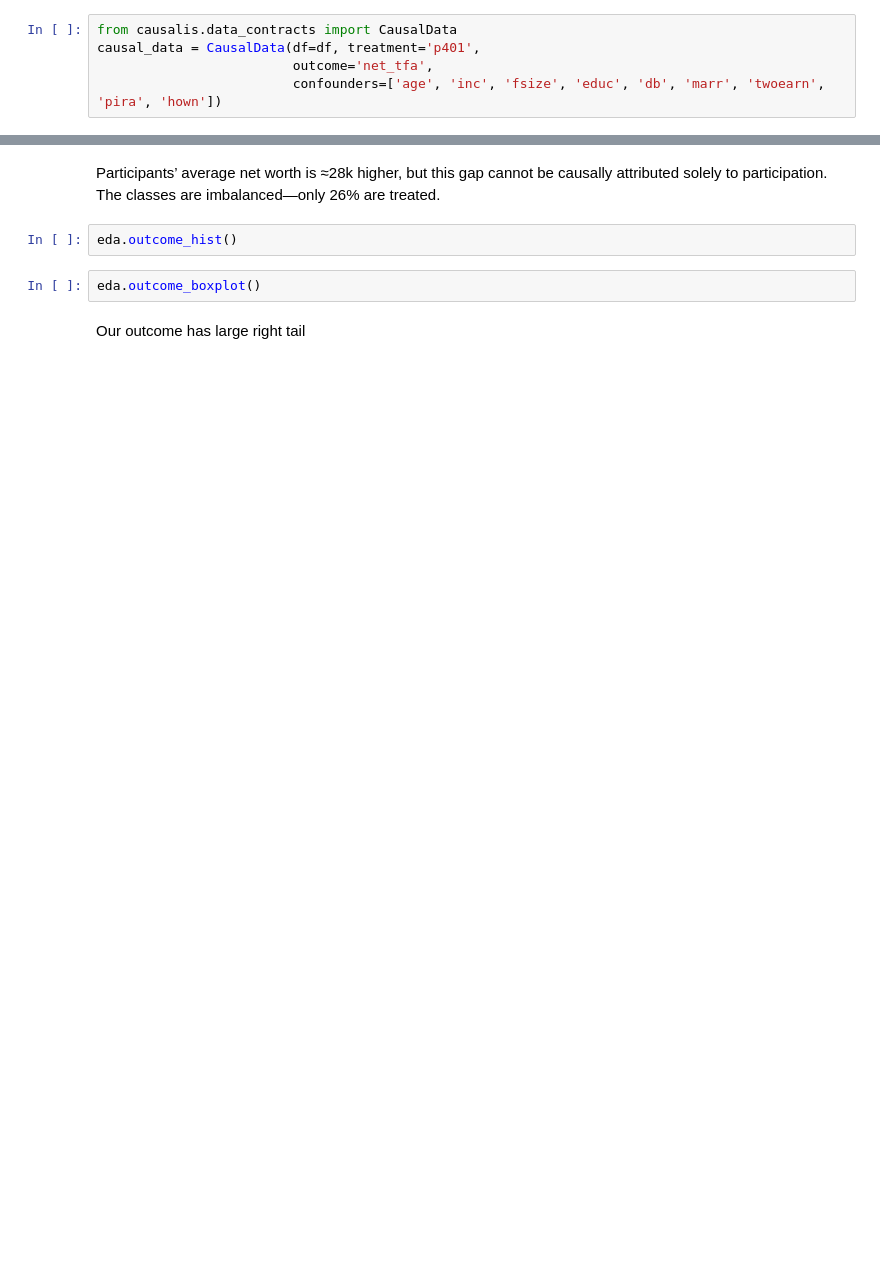
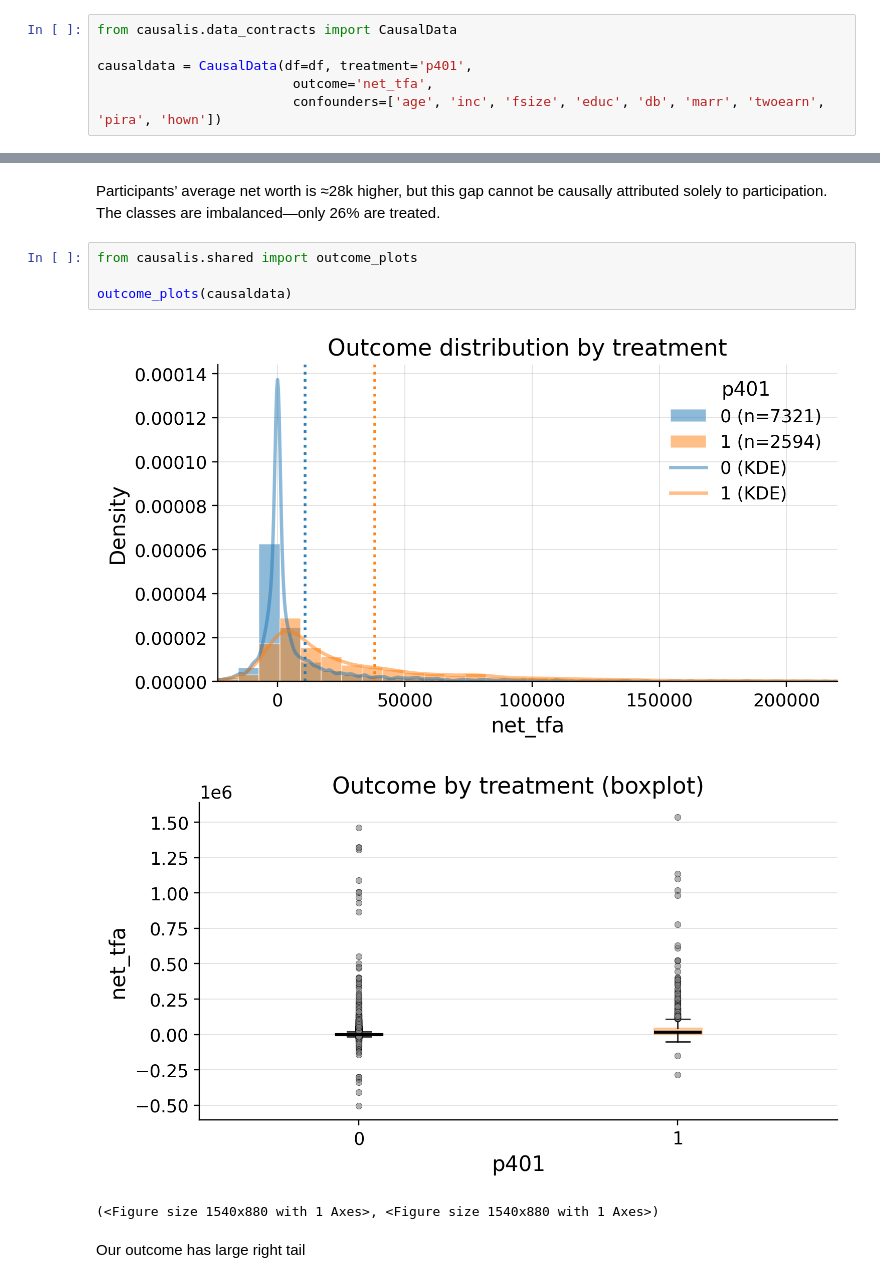
Before and after one commit to causalis-causalcraft/Causalis, a Jupyter notebook: notebooks/cases/401k.ipynb, the cells around one changed output, grey strips where cells are left out. Cells and saved outputs as stored; diff of their text form; blank space fills up the shorter version.

```diff
--- a/notebooks/cases/401k.ipynb
+++ b/notebooks/cases/401k.ipynb
@@ -60,7 +60,8 @@ Index(['net_tfa', 'age', 'inc', 'fsize', 'educ', 'db', 'marr', 'twoearn',
       dtype='object')
 # %%
 from causalis.data_contracts import CausalData
-causal_data = CausalData(df=df, treatment='p401',
+
+causaldata = CausalData(df=df, treatment='p401',
                          outcome='net_tfa',
                          confounders=['age', 'inc', 'fsize', 'educ', 'db', 'marr', 'twoearn', 'pira', 'hown'])
 # %% [markdown]
@@ -76,10 +82,14 @@ outcome_stats(causal_data)
 # %% [markdown]
 Participants’ average net worth is ≈28k higher, but this gap cannot be causally attributed
 solely to participation. The classes are imbalanced—only 26% are treated.
-# %%
-eda.outcome_hist()
-# %%
-eda.outcome_boxplot()
+# %%
+from causalis.shared import outcome_plots
+
+outcome_plots(causaldata)
+# %% [output]
+[figure, added]
+[figure, added]
+(<Figure size 1540x880 with 1 Axes>, <Figure size 1540x880 with 1 Axes>)
 # %% [markdown]
 Our outcome has large right tail
 # %%
```
Also changed, not shown: parts of 18 cells of this notebook, 12 other files.
